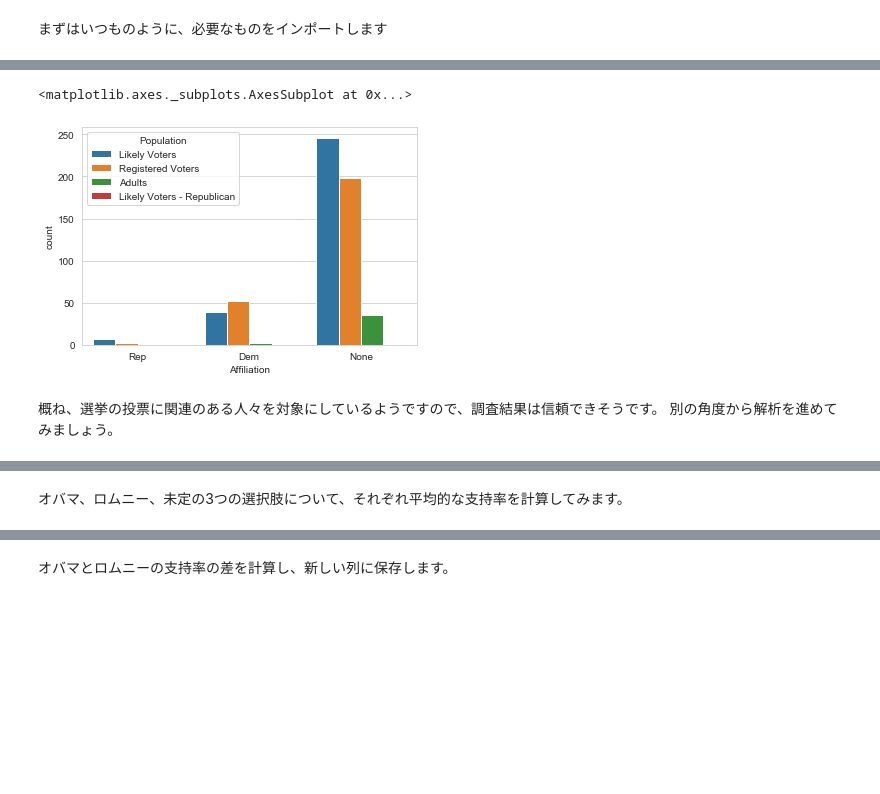
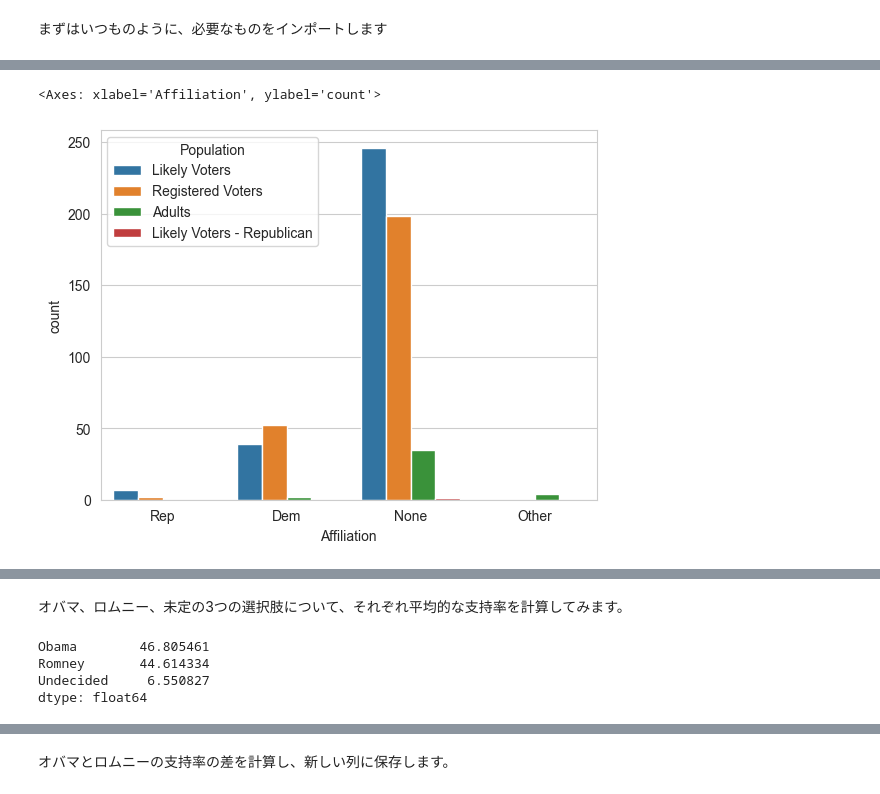
Before and after one commit to tsjshg/udemy-pyds, a Jupyter notebook: Lec66-70.ipynb, the cells around one changed output, grey strips where cells are left out. Cells and saved outputs as stored; diff of their text form; code cells hidden in the pictures; blank space fills up the shorter version.

```diff
--- a/Lec66-70.ipynb
+++ b/Lec66-70.ipynb
@@ -125,0 +94,4 @@ sns.countplot('Affiliation',data=poll_df)
+# %%
+# 欠損値を文字列で置換
+
+poll_df['Affiliation'] = poll_df['Affiliation'].fillna('None')
@@ -126,12 +103,12 @@ sns.countplot('Affiliation',data=poll_df)
 # %%
 # 調査主体の支持政党を、調査対象で層別化します。
-sns.countplot('Affiliation',data=poll_df,hue='Population', order=['Rep','Dem','None'])
+
+sns.countplot(poll_df, x='Affiliation',
+              hue='Population',
+              order=['Rep','Dem','None', 'Other'])
 # %% [output]
-<matplotlib.axes._subplots.AxesSubplot at 0x...>
+<Axes: xlabel='Affiliation', ylabel='count'>
-[figure, old version]
+[figure, new version]
-# %% [markdown]
-概ね、選挙の投票に関連のある人々を対象にしているようですので、調査結果は信頼できそうです。
-別の角度から解析を進めてみましょう。
 # %%
 poll_df.head()
 # %% [output]
@@ -143,4 +120,11 @@ poll_df.head()
 | 4 | Rasmussen | 2012-11-03 | 2012-11-05 | 2012-11-06T08:47:50Z | 1500.0 | Likely Voters | Automated Phone | ... |
 # %% [markdown]
 オバマ、ロムニー、未定の3つの選択肢について、それぞれ平均的な支持率を計算してみます。
+# %%
+poll_df[['Obama', 'Romney', 'Undecided']].mean()
+# %% [output]
+Obama        46.805461
+Romney       44.614334
+Undecided     6.550827
+dtype: float64
 # %%
```
Also changed, not shown: parts of 78 cells of this notebook, 3 other files.
